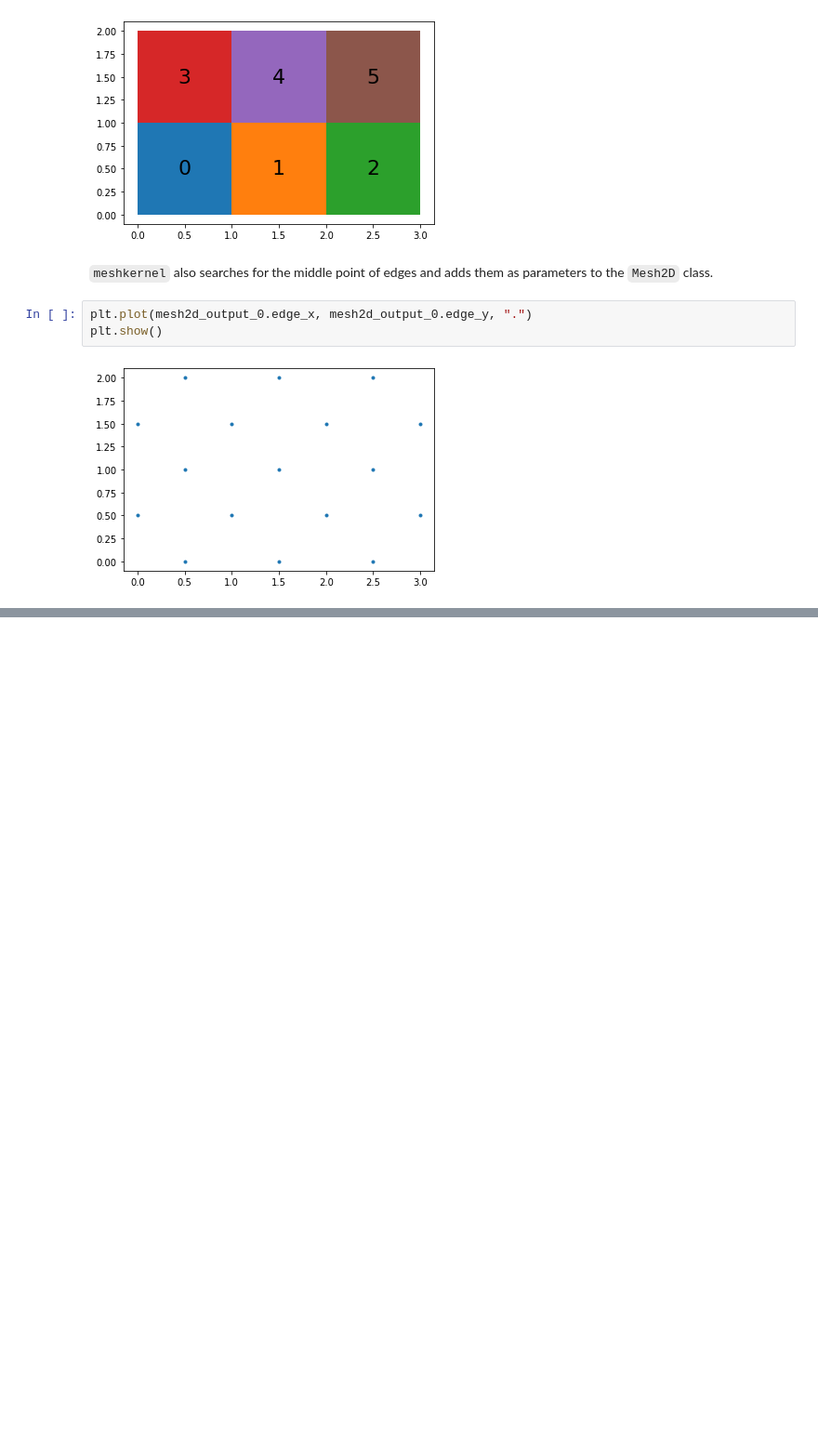
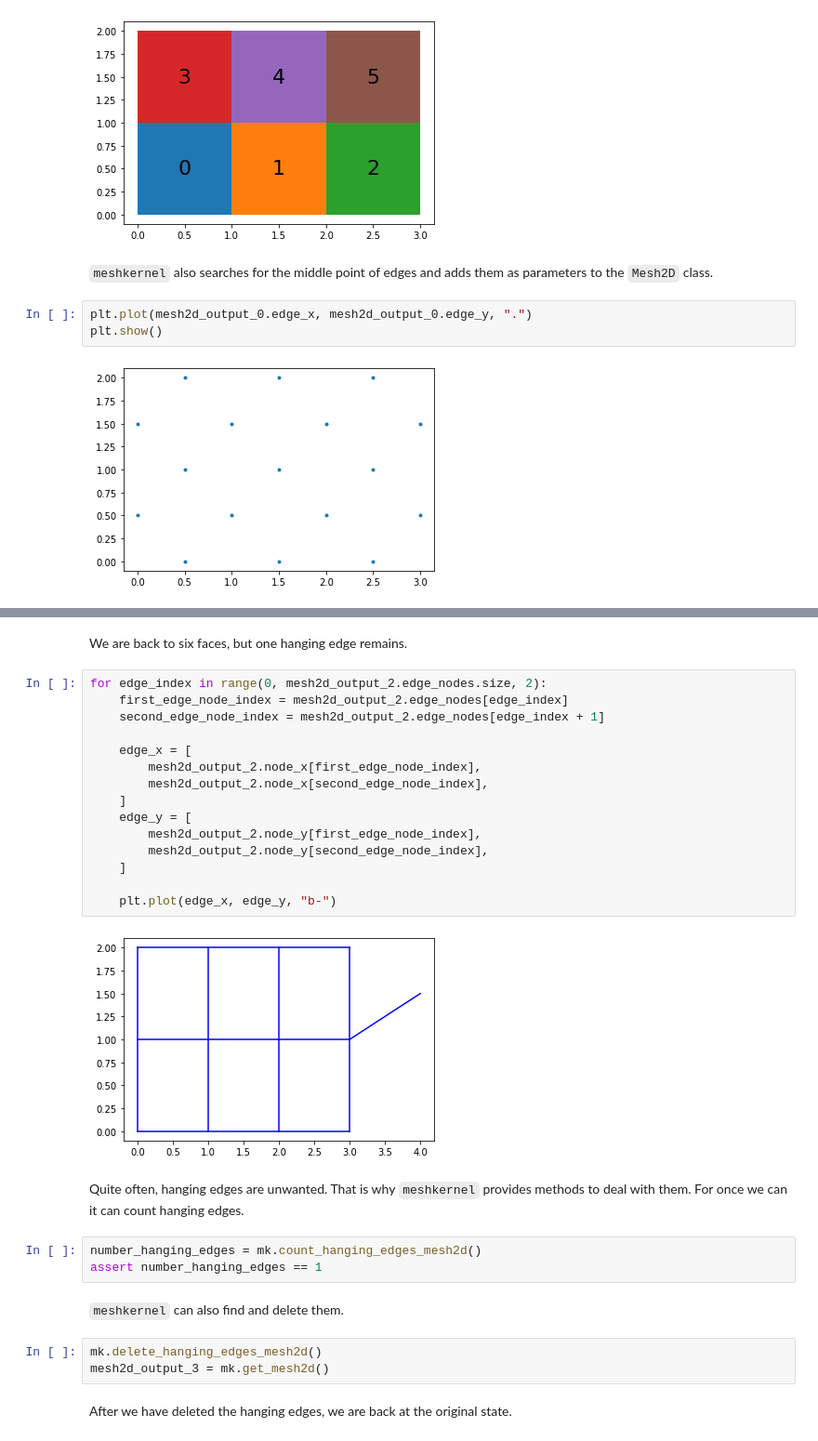
Before and after one commit to Deltares/MeshKernelPy, a Jupyter notebook: examples/01_mesh2d_basics.ipynb, the cells around one changed output, grey strips where cells are left out. Shown at 93% size. Saved outputs shown, nothing was run; the diff lists cells and outputs as text; blank space fills up the shorter version.

Commit message:
GRIDEDIT-369: Finish up first version of the jupyter notebook

```diff
--- a/examples/01_mesh2d_basics.ipynb
+++ b/examples/01_mesh2d_basics.ipynb
@@ -116,0 +157,33 @@ plt.show()
+# %% [markdown]
+We are back to six faces, but one hanging edge remains.
+# %%
+for edge_index in range(0, mesh2d_output_2.edge_nodes.size, 2):
+    first_edge_node_index = mesh2d_output_2.edge_nodes[edge_index]
+    second_edge_node_index = mesh2d_output_2.edge_nodes[edge_index + 1]
+
+    edge_x = [
+        mesh2d_output_2.node_x[first_edge_node_index],
+        mesh2d_output_2.node_x[second_edge_node_index],
+    ]
+    edge_y = [
+        mesh2d_output_2.node_y[first_edge_node_index],
+        mesh2d_output_2.node_y[second_edge_node_index],
+    ]
+
+    plt.plot(edge_x, edge_y, "b-")
+# %% [output]
+[figure, added]
+# %% [markdown]
+Quite often, hanging edges are unwanted.
+That is why `meshkernel` provides methods to deal with them.
+For once we can it can count hanging edges.
+# %%
+number_hanging_edges = mk.count_hanging_edges_mesh2d()
+assert number_hanging_edges == 1
+# %% [markdown]
+`meshkernel` can also find and delete them.
+# %%
+mk.delete_hanging_edges_mesh2d()
+mesh2d_output_3 = mk.get_mesh2d()
+# %% [markdown]
+After we have deleted the hanging edges, we are back at the original state.
```
Also changed, not shown: parts of 11 cells of this notebook.
